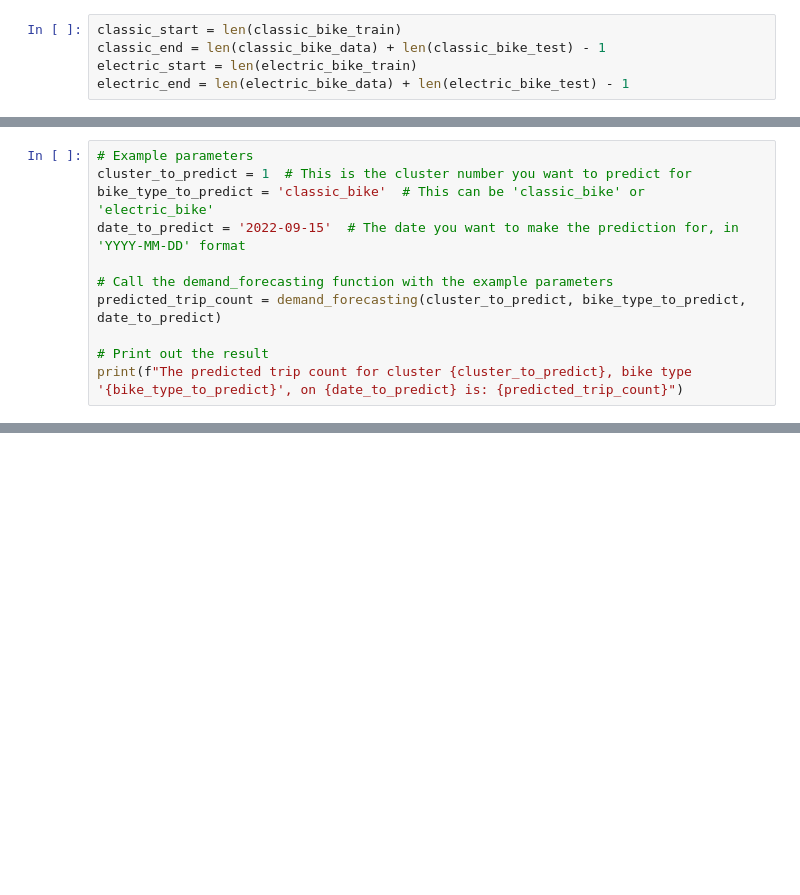
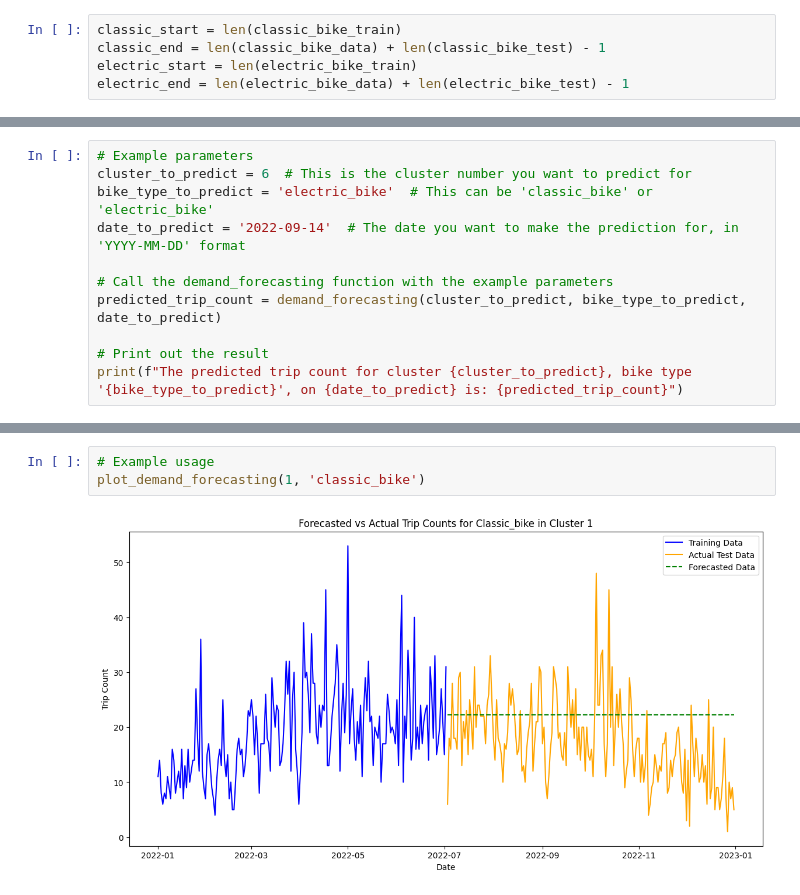
Before and after one commit to yiyiyang81/INSY662-Group-Project, a Jupyter notebook: Model/ARIMA_all_clusters.ipynb, the cells around one changed output, grey strips where cells are left out. Saved outputs shown, nothing was run; the diff lists cells and outputs as text; blank space fills up the shorter version.

Commit message:
predict one day demand
done

```diff
--- a/Model/ARIMA_all_clusters.ipynb
+++ b/Model/ARIMA_all_clusters.ipynb
@@ -240,8 +278,8 @@ def demand_forecasting(cluster_to_predict, bike_type_to_predict, date_to_predict
 # %%
 # Example parameters
-cluster_to_predict = 1  # This is the cluster number you want to predict for
-bike_type_to_predict = 'classic_bike'  # This can be 'classic_bike' or 'electric_bike'
-date_to_predict = '2022-09-15'  # The date you want to make the prediction for, in 'YYYY-MM-DD' format
+cluster_to_predict = 6  # This is the cluster number you want to predict for
+bike_type_to_predict = 'electric_bike'  # This can be 'classic_bike' or 'electric_bike'
+date_to_predict = '2022-09-14'  # The date you want to make the prediction for, in 'YYYY-MM-DD' format
 
 # Call the demand_forecasting function with the example parameters
 predicted_trip_count = demand_forecasting(cluster_to_predict, bike_type_to_predict, date_to_predict)
@@ -252,0 +344,5 @@ The predicted trip count for cluster 1, bike type 'classic_bike', on 2022-09-15
+# %%
+# Example usage
+plot_demand_forecasting(1, 'classic_bike')
+# %% [output]
+[figure, added]
```
Also changed, not shown: parts of 7 cells of this notebook.
